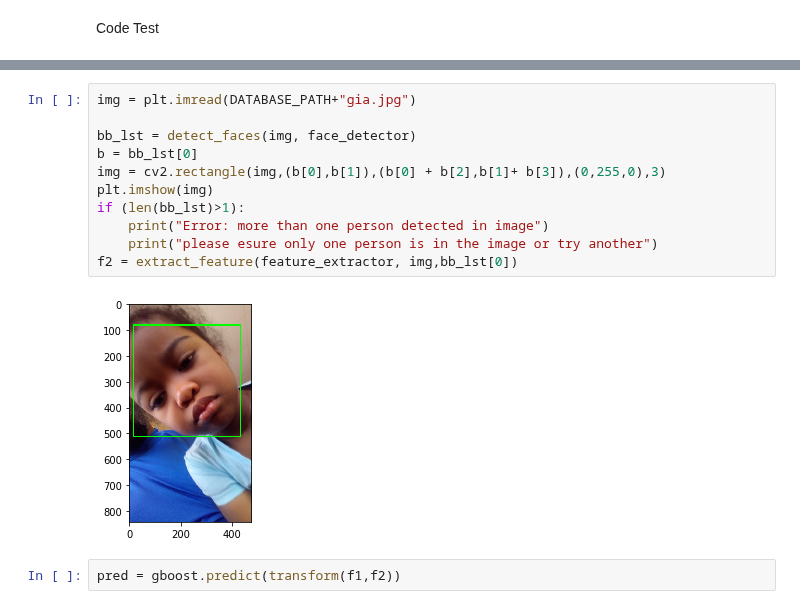
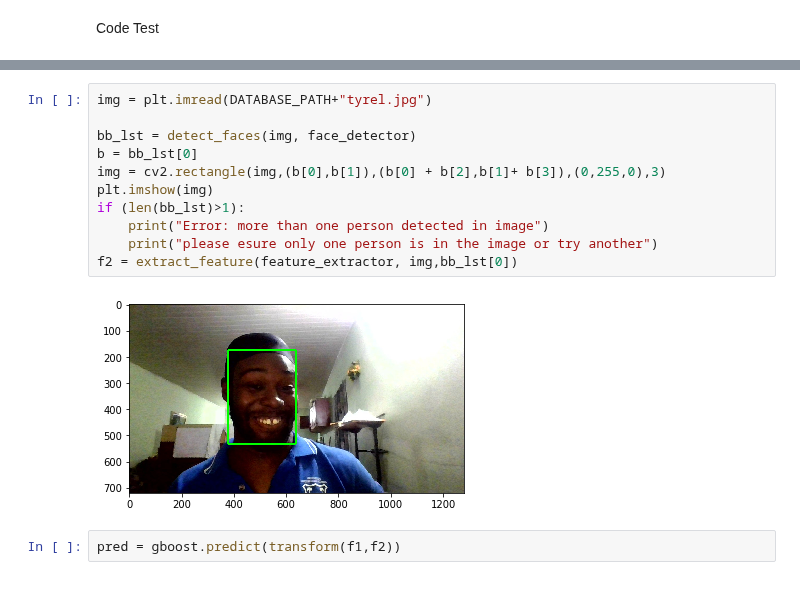
Before and after one commit to T-rex007/Face_recognition, a Jupyter notebook: Demo_notebook.ipynb, the cells around one changed output, grey strips where cells are left out. Saved outputs shown, nothing was run; the diff lists cells and outputs as text.

Commit message:
Image manager update

```diff
--- a/Demo_notebook.ipynb
+++ b/Demo_notebook.ipynb
@@ -119,16 +137,16 @@ f1 = extract_feature(feature_extractor, img,bb_lst[0])
 # %%
-img = plt.imread(DATABASE_PATH+"gia.jpg")
+img = plt.imread(DATABASE_PATH+"tyrel.jpg")
 
 bb_lst = detect_faces(img, face_detector)
 b = bb_lst[0]
 img = cv2.rectangle(img,(b[0],b[1]),(b[0] + b[2],b[1]+ b[3]),(0,255,0),3)
 plt.imshow(img)
 if (len(bb_lst)>1):
     print("Error: more than one person detected in image")
     print("please esure only one person is in the image or try another")
 f2 = extract_feature(feature_extractor, img,bb_lst[0])
 # %% [output]
-[figure, old version]
+[figure, new version]
 # %%
 pred = gboost.predict(transform(f1,f2))
 # %%
```
Also changed, not shown: parts of 8 cells of this notebook, 11 other files.
